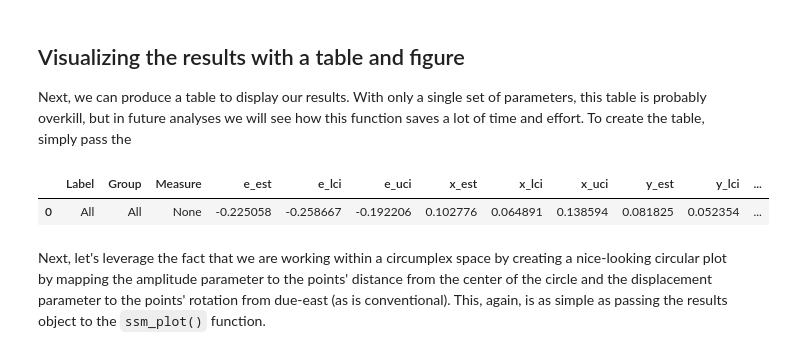
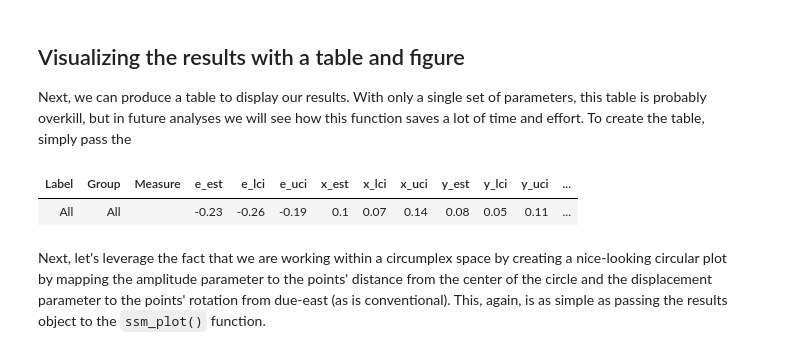
Before and after one commit to MitchellAcoustics/circumplex, a Jupyter notebook: examples/Intro_to_SSM_Analysis.ipynb, the cells around one changed output. Saved outputs shown, nothing was run; the diff lists cells and outputs as text; code cells hidden in the pictures.

```diff
--- a/examples/Intro_to_SSM_Analysis.ipynb
+++ b/examples/Intro_to_SSM_Analysis.ipynb
@@ -221,10 +221,10 @@ That was pretty easy! We can now write up these results. However, the `circumple
 
 Next, we can produce a table to display our results. With only a single set of parameters, this table is probably overkill, but in future analyses we will see how this function saves a lot of time and effort. To create the table, simply pass the
 # %%
-results.results
+GT(results.results.round(2))
 # %% [output]
-|  | Label | Group | Measure | e_est | e_lci | e_uci | x_est | x_lci | x_uci | y_est | y_lci | ... |
-| 0 | All | All | None | -0.225058 | -0.258667 | -0.192206 | 0.102776 | 0.064891 | 0.138594 | 0.081825 | 0.052354 | ... |
+| Label | Group | Measure | e_est | e_lci | e_uci | x_est | x_lci | x_uci | y_est | y_lci | y_uci | ... |
+| All | All |  | -0.23 | -0.26 | -0.19 | 0.1 | 0.07 | 0.14 | 0.08 | 0.05 | 0.11 | ... |
 # %% [markdown]
 Next, let's leverage the fact that we are working within a circumplex space by creating a nice-looking circular plot by mapping the amplitude parameter to the points' distance from the center of the circle and the displacement parameter to the points' rotation from due-east (as is conventional). This, again, is as simple as passing the results object to the `ssm_plot()` function.
 # %%
```
Also changed, not shown: parts of 5 cells of this notebook, 38 other files.
